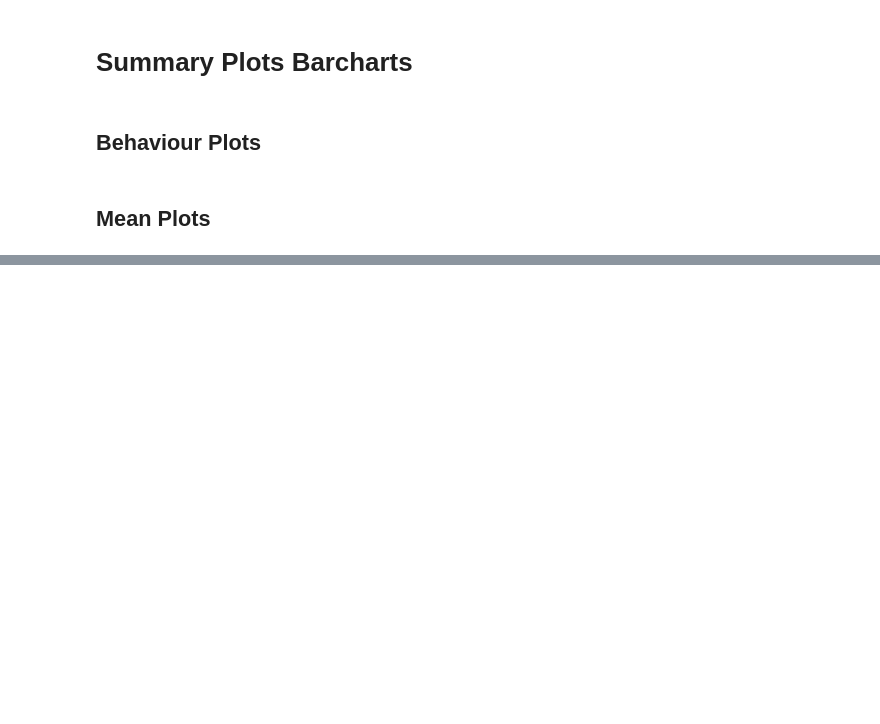
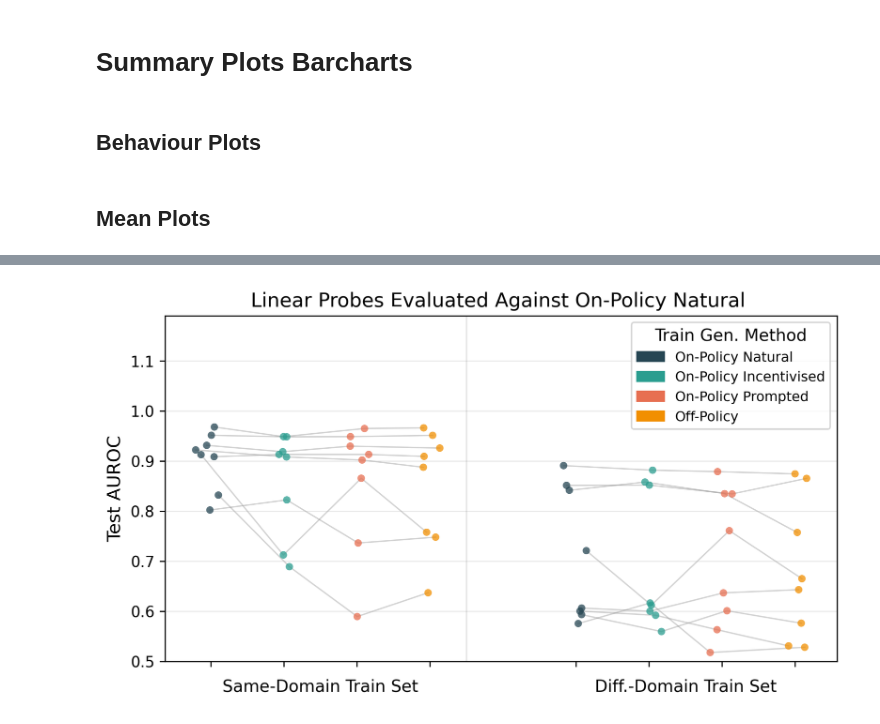
Before and after one commit to SamDower/LASR-probe-gen, a Jupyter notebook: notebooks/SummaryPlotBarcharts.ipynb, the cells around one changed output, grey strips where cells are left out. Drawn from its saved outputs; the diff is of its cells as text; code cells hidden in the pictures; blank space fills up the shorter version.

Commit message:
Added mean plot variation

```diff
--- a/notebooks/SummaryPlotBarcharts.ipynb
+++ b/notebooks/SummaryPlotBarcharts.ipynb
@@ -89,0 +169,98 @@ plot_mean_summary_barchart(
+# %%
+import matplotlib.patches as mpatches
+
+title=None
+xlabel=None
+ylabel="Test AUROC"
+figsize=(7, 4)
+dpi=300
+save_path=None
+jitter=0.08
+alpha_dots=0.75
+alpha_lines=0.35
+
+
+num_policies, n_cases = results_same.shape
+assert results_diff.shape == (num_policies, n_cases)
+
+fig, ax = plt.subplots(figsize=figsize, dpi=dpi)
+
+# Pre-generate a jitter offset matrix so dots + lines share it
+jitter_same = np.random.normal(0, jitter, size=(num_policies, n_cases))
+jitter_diff = np.random.normal(0, jitter, size=(num_policies, n_cases))
+
+# X positions
+x_positions_same = np.arange(num_policies)
+x_positions_diff = x_positions_same + num_policies + 1  # +1 gap between groups
+
+# --- SAME-DOMAIN group ---
+for j in range(n_cases):
+    y_vals = results_same[:, j]
+    valid = (y_vals != 0) & ~np.isnan(y_vals)
+    if np.any(valid):
+        xs = x_positions_same[valid] + jitter_same[valid, j]
+        ax.plot(xs, y_vals[valid],
+                color="gray", alpha=alpha_lines, linewidth=0.9, zorder=1)
+
+# Scatter dots
+for i in range(num_policies):
+    color = train_colors[i % len(train_colors)]
+    y_vals = results_same[i, :]
+    valid = (y_vals != 0) & ~np.isnan(y_vals)
+    xs = x_positions_same[i] + jitter_same[i, valid]
+    ax.scatter(xs, y_vals[valid], color=color, alpha=alpha_dots, s=24, edgecolors='none', zorder=2)
+
+# --- DIFF-DOMAIN group ---
+for j in range(n_cases):
+    y_vals = results_diff[:, j]
+    valid = (y_vals != 0) & ~np.isnan(y_vals)
+    if np.any(valid):
+        xs = x_positions_diff[valid] + jitter_diff[valid, j]
+        ax.plot(xs, y_vals[valid],
+                color="gray", alpha=alpha_lines, linewidth=0.9, zorder=1)
+
+for i in range(num_policies):
+    color = train_colors[i % len(train_colors)]
+    y_vals = results_diff[i, :]
+    valid = (y_vals != 0) & ~np.isnan(y_vals)
+    xs = x_positions_diff[i] + jitter_diff[i, valid]
+    ax.scatter(xs, y_vals[valid], color=color, alpha=alpha_dots, s=24, edgecolors='none', zorder=2)
+
+# --- Formatting ---
+ax.axvline(x=num_policies - 0.5, color="gray", alpha=0.2, linewidth=1)
+
+patches = [mpatches.Patch(color=train_colors[i], label=group_labels[i]) for i in range(num_policies)]
+ax.legend(handles=patches, title="Train Gen. Method", loc="upper right", fontsize=9, title_fontsize=11)
+
+# Keep ticks (for correct alignment) but hide their labels
+ax.set_xticks(list(x_positions_same) + list(x_positions_diff))
+ax.set_xticklabels([""] * (len(x_positions_same) + len(x_positions_diff)))
+
+# Add centered group labels below
+mid_same = np.mean(x_positions_same)
+mid_diff = np.mean(x_positions_diff)
+ax.text(mid_same, ax.get_ylim()[0] - 0.03, "Same-Domain Train Set", ha="center", va="top", fontsize=11)
+ax.text(mid_diff, ax.get_ylim()[0] - 0.03, "Diff.-Domain Train Set", ha="center", va="top", fontsize=11)
+
+
+title = f"{'Linear' if probe_type == 'mean' else 'Attention'} Probes Evaluated Against On-Policy {'Incentivised ' if test_incentivised else 'Natural '}"
+ax.set_title(title)
+
+ax.set_ylabel(ylabel)
+if xlabel:
+    ax.set_xlabel(xlabel)
+if title:
+    ax.set_title(title)
+ax.grid(True, axis='y', alpha=0.25)
+ax.set_ylim(0.5, 1.19)
+
+ax.title.set_fontsize(13)     # change font size separately
+ax.xaxis.label.set_size(12)   # x-axis label font size
+ax.yaxis.label.set_size(12)   # y-axis label font size
+
+plt.tight_layout()
+if save_path:
+    plt.savefig(save_path, dpi=dpi)
+plt.show()
+# %% [output]
+[figure, added]
```
Also changed, not shown: parts of 4 cells of this notebook.
